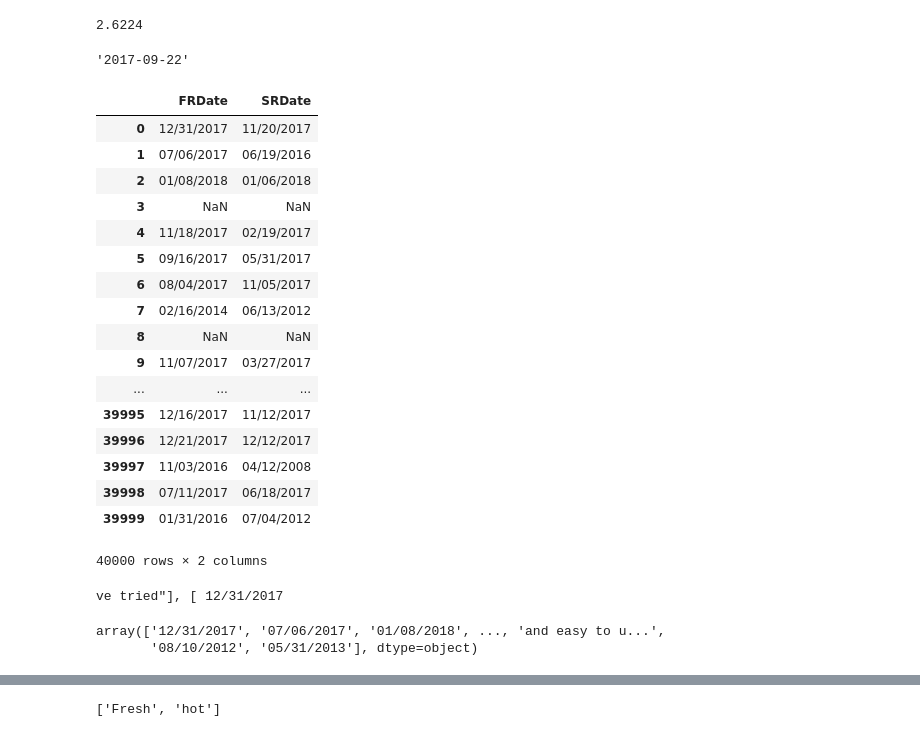
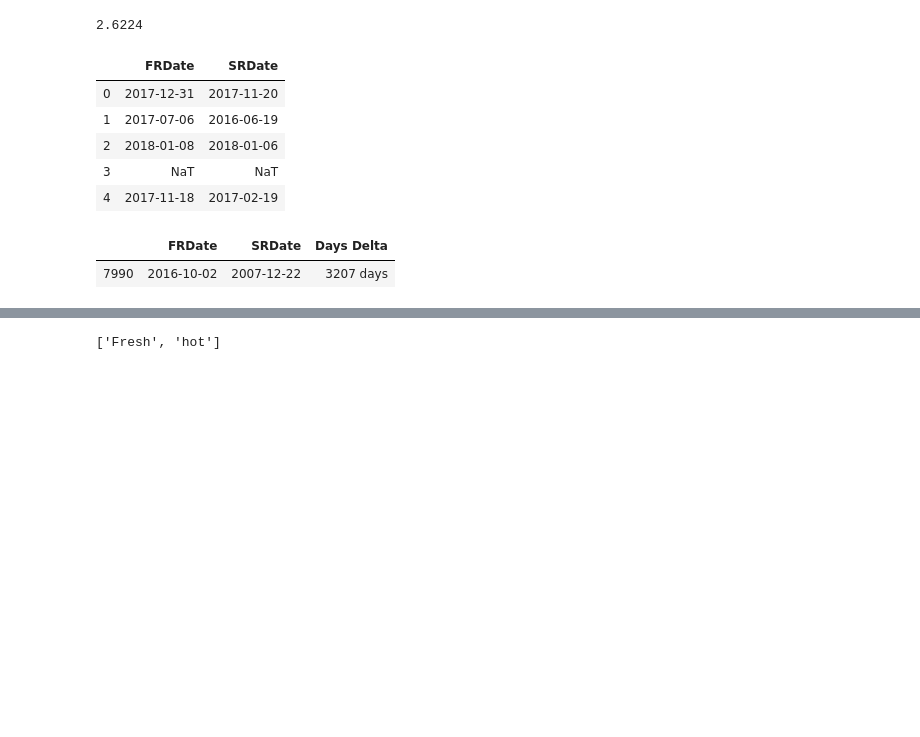
Before and after one commit to demade74/sf_module_0, a Jupyter notebook: module1.ipynb, the cells around one changed output, grey strips where cells are left out. Drawn from its saved outputs; the diff is of its cells as text; code cells hidden in the pictures; blank space fills up the shorter version.

```diff
--- a/module1.ipynb
+++ b/module1.ipynb
@@ -139,6 +139,19 @@ MAE: 0.4316716077380952
 # Преобразование строкового представления списка в list (для признака "стили кухни")
 def cuisines_to_list(string):
     return string.strip('[]').split(', ')
+# %%
+# Извлечение дат из значений признака Reviews
+def get_dates(string):
+    # [0-9|/]+
+    pattern = re.compile('[0-9]{2}/[0-9]{2}/[0-9]{4}')
+    dates = pattern.findall(string)
+
+    if dates == []:
+        return [np.nan] * 2
+    elif len(dates) == 1:
+        return dates + [np.nan]
+
+    return dates
 # %%
 # Преобразование строкового представления списков в list (для признака Reviews)
 def reviews_to_list(string, dates=False):
@@ -210,41 +223,22 @@ for cuisine in cuisines:
 print(np.mean(cuisines_in_all_restaurants))
 # %% [output]
 2.6224
-# %%
-#datetime('09/22/2017')
-pd.to_datetime('09/22/2017').strftime('%Y-%m-%d')
-# %% [output]
-'2017-09-22'
 # %%
 reviews = data.loc[:, 'Reviews']
-reviews_dates = reviews.apply(lambda x: reviews_to_list(x, True))
-#print(reviews_dates)
+reviews_dates = reviews.apply(lambda x: get_dates(x))
+
 dates_df = pd.concat([pd.Series([date[0] for date in reviews_dates]),
                       pd.Series([date[1] for date in reviews_dates])], axis=1)
 
 dates_df.columns = ['FRDate', 'SRDate']
-dates_df
+dates_df['FRDate'] = pd.to_datetime(dates_df['FRDate'])
+dates_df['SRDate'] = pd.to_datetime(dates_df['SRDate'])
 
-#dates_df['FRDate'] = pd.to_datetime(dates_df['FRDate'].dropna())
-#dates_df['SRDate'] = pd.to_datetime(dates_df['SRDate'].dropna())
-
-#dates_df.head()
+dates_df.head()
 # %% [output]
 |  | FRDate | SRDate |
-| 0 | 12/31/2017 | 11/20/2017 |
-| 1 | 07/06/2017 | 06/19/2016 |
-| 2 | 01/08/2018 | 01/06/2018 |
-| 3 | NaN | NaN |
-| 4 | 11/18/2017 | 02/19/2017 |
-| 5 | 09/16/2017 | 05/31/2017 |
-| 6 | 08/04/2017 | 11/05/2017 |
-| 7 | 02/16/2014 | 06/13/2012 |
-| 8 | NaN | NaN |
-| 9 | 11/07/2017 | 03/27/2017 |
-| ... | ... | ... |
-| 39995 | 12/16/2017 | 11/12/2017 |
-| 39996 | 12/21/2017 | 12/12/2017 |
-| 39997 | 11/03/2016 | 04/12/2008 |
-| 39998 | 07/11/2017 | 06/18/2017 |
-| 39999 | 01/31/2016 | 07/04/2012 |
+| 0 | 2017-12-31 | 2017-11-20 |
+| 1 | 2017-07-06 | 2016-06-19 |
+| 2 | 2018-01-08 | 2018-01-06 |
+| 3 | NaT | NaT |
+| 4 | 2017-11-18 | 2017-02-19 |
-40000 rows × 2 columns
@@ -253,9 +245,6 @@ data.Reviews.to_csv('reviews.csv')
-# %%
-print(max(dates_df['FRDate'].dropna()), max(dates_df['SRDate'].dropna()))
-# %% [output]
-ve tried"], [ 12/31/2017
-# %%
-dates_df['FRDate'].unique()
-# %% [output]
-array(['12/31/2017', '07/06/2017', '01/08/2018', ..., 'and easy to u...',
-       '08/10/2012', '05/31/2013'], dtype=object)
+# %%
+dates_df['Days Delta'] = dates_df['FRDate'] - dates_df['SRDate']
+dates_df[dates_df['Days Delta'] == dates_df['Days Delta'].max()]
+# %% [output]
+|  | FRDate | SRDate | Days Delta |
+| 7990 | 2016-10-02 | 2007-12-22 | 3207 days |
```
Also changed, not shown: parts of 5 cells of this notebook.
